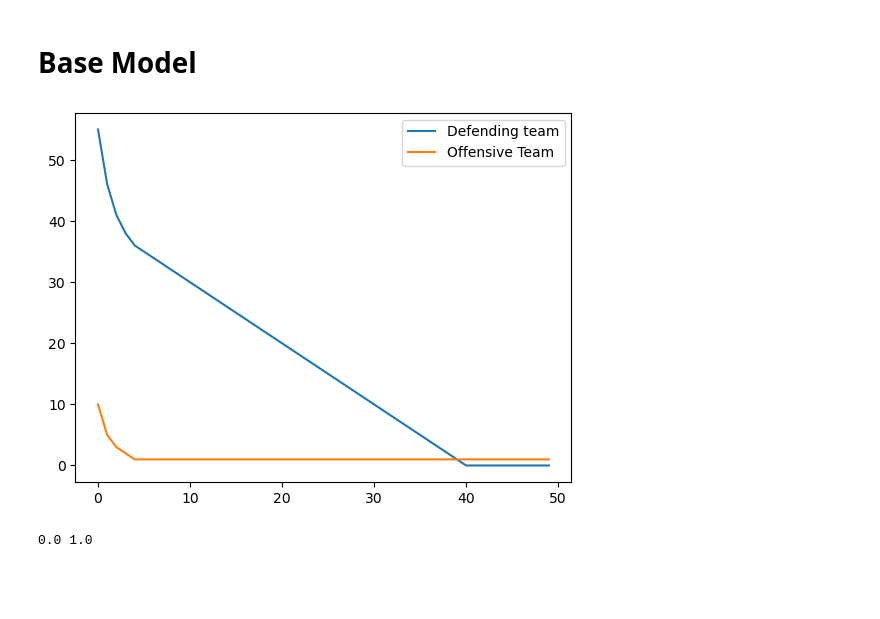
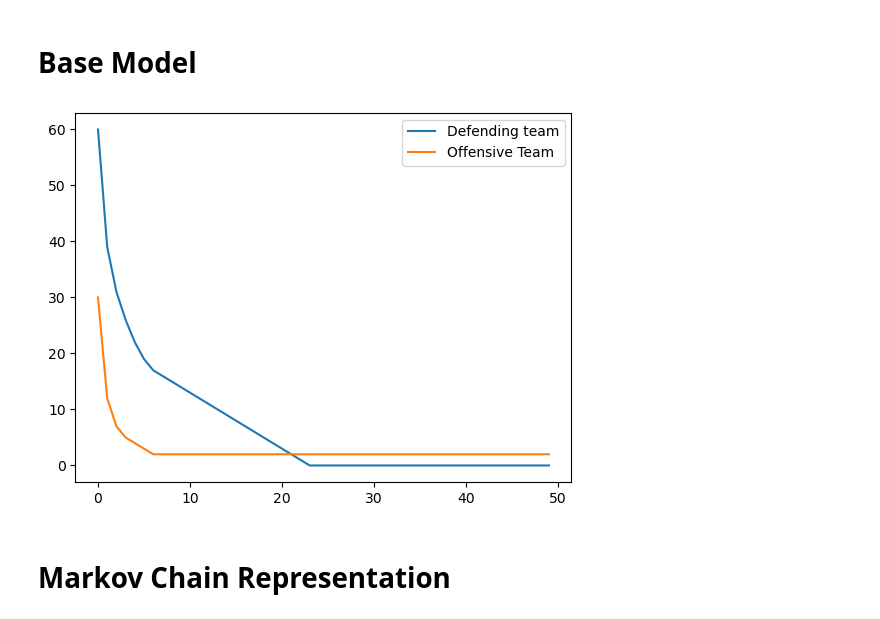
Before and after one commit to VigneshG04/FIT3139-Project, a Jupyter notebook: project.ipynb, the cells around one changed output. Drawn from its saved outputs; the diff is of its cells as text; code cells hidden in the pictures; blank space fills up the shorter version.

```diff
--- a/project.ipynb
+++ b/project.ipynb
@@ -3,35 +3,35 @@
 # %%
 import numpy as np
 import matplotlib.pyplot as plt
 
 x_i1 = lambda a, x_i, y_i: x_i - a*y_i
 y_i1 = lambda b, x_i, y_i: y_i - b*x_i*y_i
 
 def gw_discrete_time(IC, params, n = 50):
     x, y = np.zeros(n), np.zeros(n)
     a, b = params[0], params[1]
     x[0], y[0] = IC[0], IC[1]
     t = np.zeros(n)
 
     for i in range(1,n):
         x[i] = round(x_i1(a, x[i-1], y[i-1]))
         if x[i] < 0: x[i] = 0
         y[i] = round(y_i1(b, x[i-1], y[i-1]))
         if y[i] < 0: y[i] = 0
         t[i] = i
 
     return t, x, y
 
-IC = (55, 10)
-params = (0.93, 0.009)
+IC = (60, 30)
+params = (0.7, 0.01)
 
 t, x, y = gw_discrete_time(IC, params)
 
 plt.plot(t, x, label = "Defending team")
 plt.plot(t, y, label = "Offensive Team")
 plt.legend()
 plt.show()
-print(x[-1], y[-1])
 # %% [output]
-[figure, old version]
+[figure, new version]
-0.0 1.0
+# %% [markdown]
+# Markov Chain Representation
```
Also changed, not shown: parts of 4 cells of this notebook, 2 other files.
